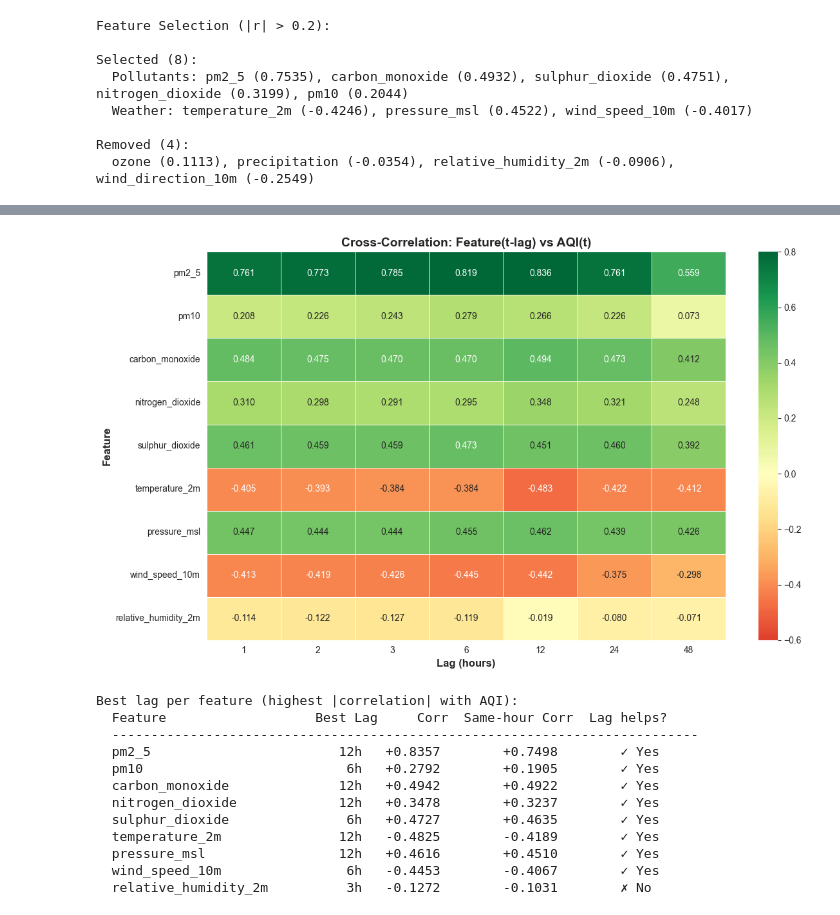
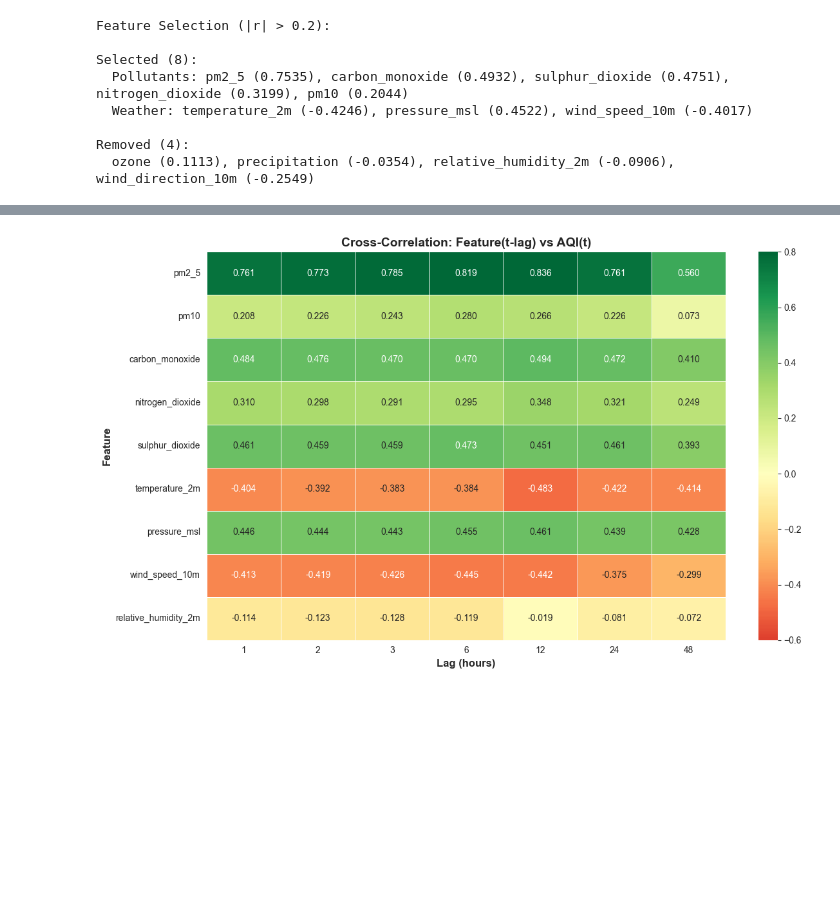
Before and after one commit to SyedaAnoosha/AQI-Predictor, a Jupyter notebook: notebooks/eda.ipynb, the cells around one changed output, grey strips where cells are left out. Drawn from its saved outputs; the diff is of its cells as text; code cells hidden in the pictures; blank space fills up the shorter version.

```diff
--- a/notebooks/eda.ipynb
+++ b/notebooks/eda.ipynb
@@ -394,23 +414,8 @@ for var in lag_variables:
         for lag in lag_periods:
             df_features[f'{var}_lag_{lag}h'] = df_features[var].shift(lag)
 
-# Create AQI lag features
-if 'aqi' in df_features.columns:
-    for lag in lag_periods:
-        df_features[f'aqi_lag_{lag}h'] = df_features['aqi'].shift(lag)
-
-    # AQI rolling mean features
-    df_features['aqi_lag_mean_3h'] = df_features['aqi'].shift(1).rolling(window=3, min_periods=1).mean()
-    df_features['aqi_lag_mean_6h'] = df_features['aqi'].shift(1).rolling(window=6, min_periods=1).mean()
-    df_features['aqi_lag_mean_12h'] = df_features['aqi'].shift(1).rolling(window=12, min_periods=1).mean()
-
-    # AQI rolling max/min features
-    df_features['aqi_lag_max_24h'] = df_features['aqi'].shift(1).rolling(window=24, min_periods=1).max()
-    df_features['aqi_lag_min_24h'] = df_features['aqi'].shift(1).rolling(window=24, min_periods=1).min()
-    df_features['aqi_lag_range_24h'] = df_features['aqi_lag_max_24h'] - df_features['aqi_lag_min_24h']
-
 initial_rows = len(df_features)
 df_features = df_features.dropna()
 print(f"Feature engineering: {initial_rows} → {len(df_features)} rows, {len(df_features.columns)} features")
-print(f"Lag features: pm2_5 (10), carbon_monoxide (5), aqi (11)")
+print(f"Lag features: pm2_5 (10), carbon_monoxide (5), temperature_2m (5)")
 # %% [output]
@@ -563,58 +501,35 @@ Top 10 PACF values:
 # %%
-# ── 2. Cross-correlation of each feature with AQI at various lags ──
+# Cross-correlation of each feature with AQI at various lags ──
 # Which feature's PAST values best predict CURRENT AQI?
 
 candidate_features = [
     'pm2_5', 'pm10', 'carbon_monoxide', 'nitrogen_dioxide', 'sulphur_dioxide',
     'temperature_2m', 'pressure_msl', 'wind_speed_10m', 'relative_humidity_2m'
 ]
 candidate_features = [f for f in candidate_features if f in df_clean.columns]
 
 test_lags = [1, 2, 3, 6, 12, 24, 48]
 
 cross_corr_results = {}
 for feat in candidate_features:
     feat_corrs = {}
     for lag in test_lags:
         shifted = df_clean[feat].shift(lag)
         valid = pd.concat([shifted, df_clean['aqi']], axis=1).dropna()
         corr_val = valid[feat].corr(valid['aqi'])
         feat_corrs[lag] = corr_val
     cross_corr_results[feat] = feat_corrs
 
 # Build heatmap
 cross_corr_df = pd.DataFrame(cross_corr_results, index=test_lags).T
 
 fig, ax = plt.subplots(figsize=(12, 7))
 sns.heatmap(cross_corr_df, annot=True, fmt='.3f', cmap='RdYlGn', center=0,
             linewidths=0.5, ax=ax, vmin=-0.6, vmax=0.8)
 ax.set_xlabel('Lag (hours)', fontsize=12, fontweight='bold')
 ax.set_ylabel('Feature', fontsize=12, fontweight='bold')
 ax.set_title('Cross-Correlation: Feature(t-lag) vs AQI(t)', fontsize=14, fontweight='bold')
 plt.tight_layout()
 plt.show()
-
-# Identify best lag per feature
-print("\nBest lag per feature (highest |correlation| with AQI):")
-print(f"  {'Feature':<25} {'Best Lag':>8} {'Corr':>8}  {'Same-hour Corr':>14}  {'Lag helps?':>10}")
-print("  " + "-" * 75)
-for feat in candidate_features:
-    same_hour = df_clean[feat].corr(df_clean['aqi'])
-    best_lag = max(cross_corr_results[feat], key=lambda k: abs(cross_corr_results[feat][k]))
-    best_corr = cross_corr_results[feat][best_lag]
-    helps = "✓ Yes" if abs(best_corr) > 0.15 else "✗ No"
-    print(f"  {feat:<25} {best_lag:>5}h   {best_corr:>+.4f}        {same_hour:>+.4f}        {helps}")
 # %% [output]
-[figure, old version]
+[figure, new version]
-Best lag per feature (highest |correlation| with AQI):
-  Feature                   Best Lag     Corr  Same-hour Corr  Lag helps?
-  ---------------------------------------------------------------------------
-  pm2_5                        12h   +0.8357        +0.7498        ✓ Yes
-  pm10                          6h   +0.2792        +0.1905        ✓ Yes
-  carbon_monoxide              12h   +0.4942        +0.4922        ✓ Yes
-  nitrogen_dioxide             12h   +0.3478        +0.3237        ✓ Yes
-  sulphur_dioxide               6h   +0.4727        +0.4635        ✓ Yes
-  temperature_2m               12h   -0.4825        -0.4189        ✓ Yes
-  pressure_msl                 12h   +0.4616        +0.4510        ✓ Yes
-  wind_speed_10m                6h   -0.4453        -0.4067        ✓ Yes
-  relative_humidity_2m          3h   -0.1272        -0.1031        ✗ No
```
Also changed, not shown: parts of 20 cells of this notebook, 1 other file.
